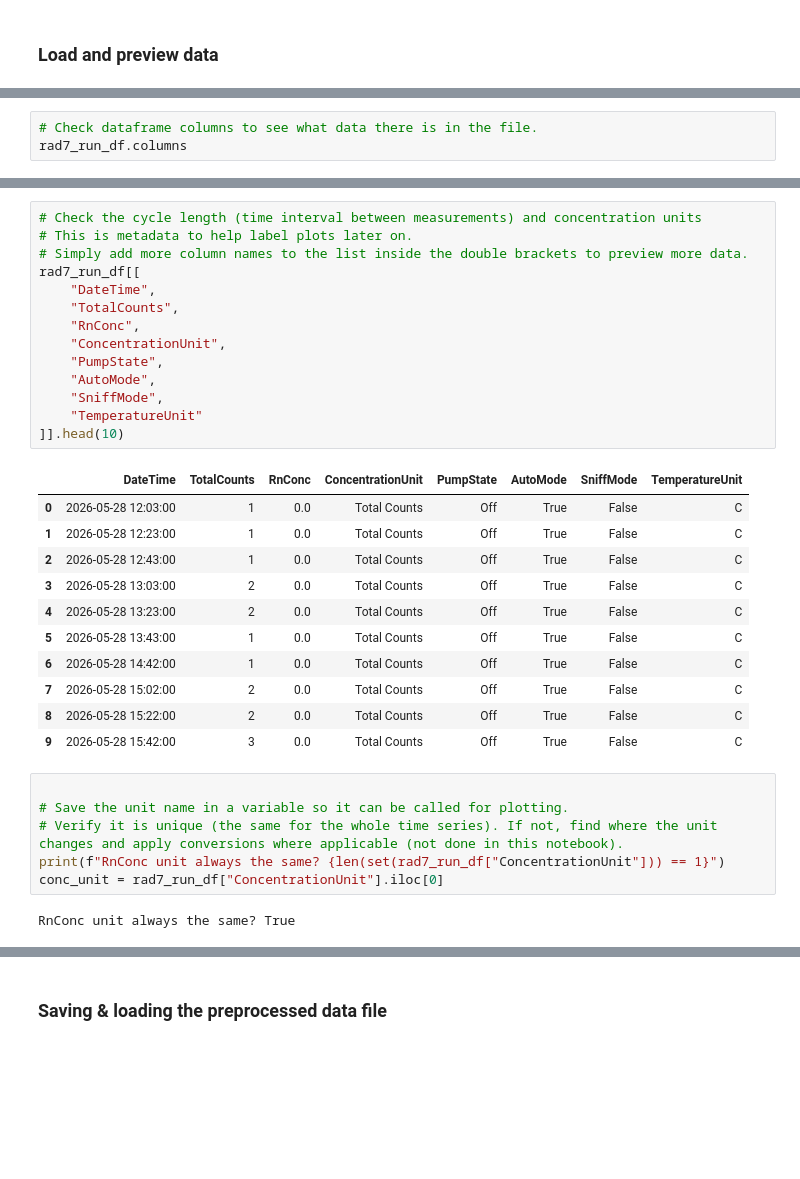
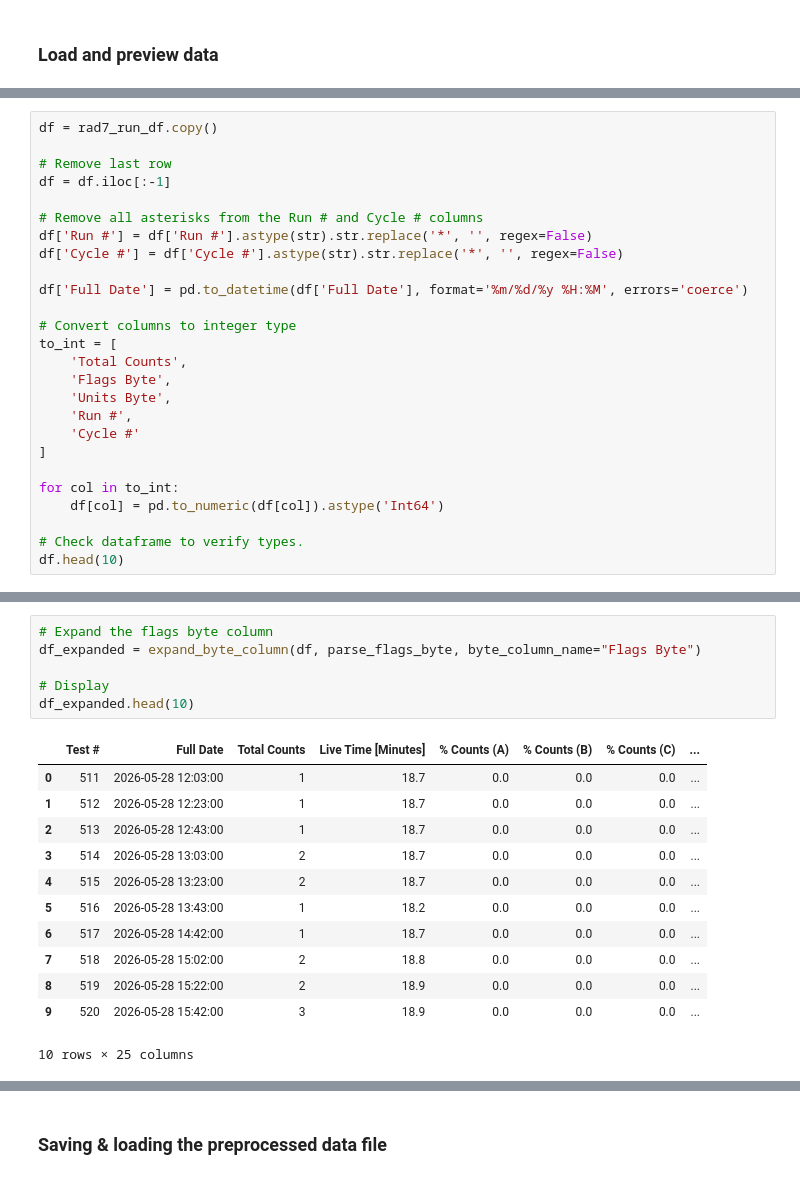
Before and after one commit to ncail/rad7-analysis, a Jupyter notebook: rad7_data_processing.ipynb, the cells around one changed output, grey strips where cells are left out. Cells and saved outputs as stored; diff of their text form; blank space fills up the shorter version.

```diff
--- a/rad7_data_processing.ipynb
+++ b/rad7_data_processing.ipynb
@@ -44,4 +93,27 @@ rad7_run_df = read_r7raw(raw_data_path)
 # %%
-# Check dataframe columns to see what data there is in the file.
-rad7_run_df.columns
+df = rad7_run_df.copy()
+
+# Remove last row
+df = df.iloc[:-1]
+
+# Remove all asterisks from the Run # and Cycle # columns
+df['Run #'] = df['Run #'].astype(str).str.replace('*', '', regex=False)
+df['Cycle #'] = df['Cycle #'].astype(str).str.replace('*', '', regex=False)
+
+df['Full Date'] = pd.to_datetime(df['Full Date'], format='%m/%d/%y %H:%M', errors='coerce')
+
+# Convert columns to integer type
+to_int = [
+    'Total Counts',
+    'Flags Byte',
+    'Units Byte',
+    'Run #',
+    'Cycle #'
+]
+
+for col in to_int:
+    df[col] = pd.to_numeric(df[col]).astype('Int64')
+
+# Check dataframe to verify types.
+df.head(10)
 # %% [output]
@@ -55,35 +132,20 @@ Index(['recordNumber', 'TotalCounts', 'LiveTime', 'PercentA', 'PercentB',
 # %%
-# Check the cycle length (time interval between measurements) and concentration units
-# This is metadata to help label plots later on.
-# Simply add more column names to the list inside the double brackets to preview more data.
-rad7_run_df[[
-    "DateTime",
-    "TotalCounts",
-    "RnConc",
-    "ConcentrationUnit",
-    "PumpState",
-    "AutoMode",
-    "SniffMode",
-    "TemperatureUnit"
-]].head(10)
+# Expand the flags byte column
+df_expanded = expand_byte_column(df, parse_flags_byte, byte_column_name="Flags Byte")
+
+# Display
+df_expanded.head(10)
 # %% [output]
-|  | DateTime | TotalCounts | RnConc | ConcentrationUnit | PumpState | AutoMode | SniffMode | TemperatureUnit |
-| 0 | 2026-05-28 12:03:00 | 1 | 0.0 | Total Counts | Off | True | False | C |
-| 1 | 2026-05-28 12:23:00 | 1 | 0.0 | Total Counts | Off | True | False | C |
-| 2 | 2026-05-28 12:43:00 | 1 | 0.0 | Total Counts | Off | True | False | C |
-| 3 | 2026-05-28 13:03:00 | 2 | 0.0 | Total Counts | Off | True | False | C |
-| 4 | 2026-05-28 13:23:00 | 2 | 0.0 | Total Counts | Off | True | False | C |
-| 5 | 2026-05-28 13:43:00 | 1 | 0.0 | Total Counts | Off | True | False | C |
-| 6 | 2026-05-28 14:42:00 | 1 | 0.0 | Total Counts | Off | True | False | C |
-| 7 | 2026-05-28 15:02:00 | 2 | 0.0 | Total Counts | Off | True | False | C |
-| 8 | 2026-05-28 15:22:00 | 2 | 0.0 | Total Counts | Off | True | False | C |
-| 9 | 2026-05-28 15:42:00 | 3 | 0.0 | Total Counts | Off | True | False | C |
+|  | Test # | Full Date | Total Counts | Live Time [Minutes] | % Counts (A) | % Counts (B) | % Counts (C) | ... |
+| 0 | 511 | 2026-05-28 12:03:00 | 1 | 18.7 | 0.0 | 0.0 | 0.0 | ... |
+| 1 | 512 | 2026-05-28 12:23:00 | 1 | 18.7 | 0.0 | 0.0 | 0.0 | ... |
+| 2 | 513 | 2026-05-28 12:43:00 | 1 | 18.7 | 0.0 | 0.0 | 0.0 | ... |
+| 3 | 514 | 2026-05-28 13:03:00 | 2 | 18.7 | 0.0 | 0.0 | 0.0 | ... |
+| 4 | 515 | 2026-05-28 13:23:00 | 2 | 18.7 | 0.0 | 0.0 | 0.0 | ... |
+| 5 | 516 | 2026-05-28 13:43:00 | 1 | 18.2 | 0.0 | 0.0 | 0.0 | ... |
+| 6 | 517 | 2026-05-28 14:42:00 | 1 | 18.7 | 0.0 | 0.0 | 0.0 | ... |
+| 7 | 518 | 2026-05-28 15:02:00 | 2 | 18.8 | 0.0 | 0.0 | 0.0 | ... |
+| 8 | 519 | 2026-05-28 15:22:00 | 2 | 18.9 | 0.0 | 0.0 | 0.0 | ... |
+| 9 | 520 | 2026-05-28 15:42:00 | 3 | 18.9 | 0.0 | 0.0 | 0.0 | ... |
+10 rows × 25 columns
-# %%
-
-# Save the unit name in a variable so it can be called for plotting.
-# Verify it is unique (the same for the whole time series). If not, find where the unit changes and apply conversions where applicable (not done in this notebook).
-print(f"RnConc unit always the same? {len(set(rad7_run_df["ConcentrationUnit"])) == 1}")
-conc_unit = rad7_run_df["ConcentrationUnit"].iloc[0]
-# %% [output]
-RnConc unit always the same? True
 # %%
```
Also changed, not shown: parts of 13 cells of this notebook.
